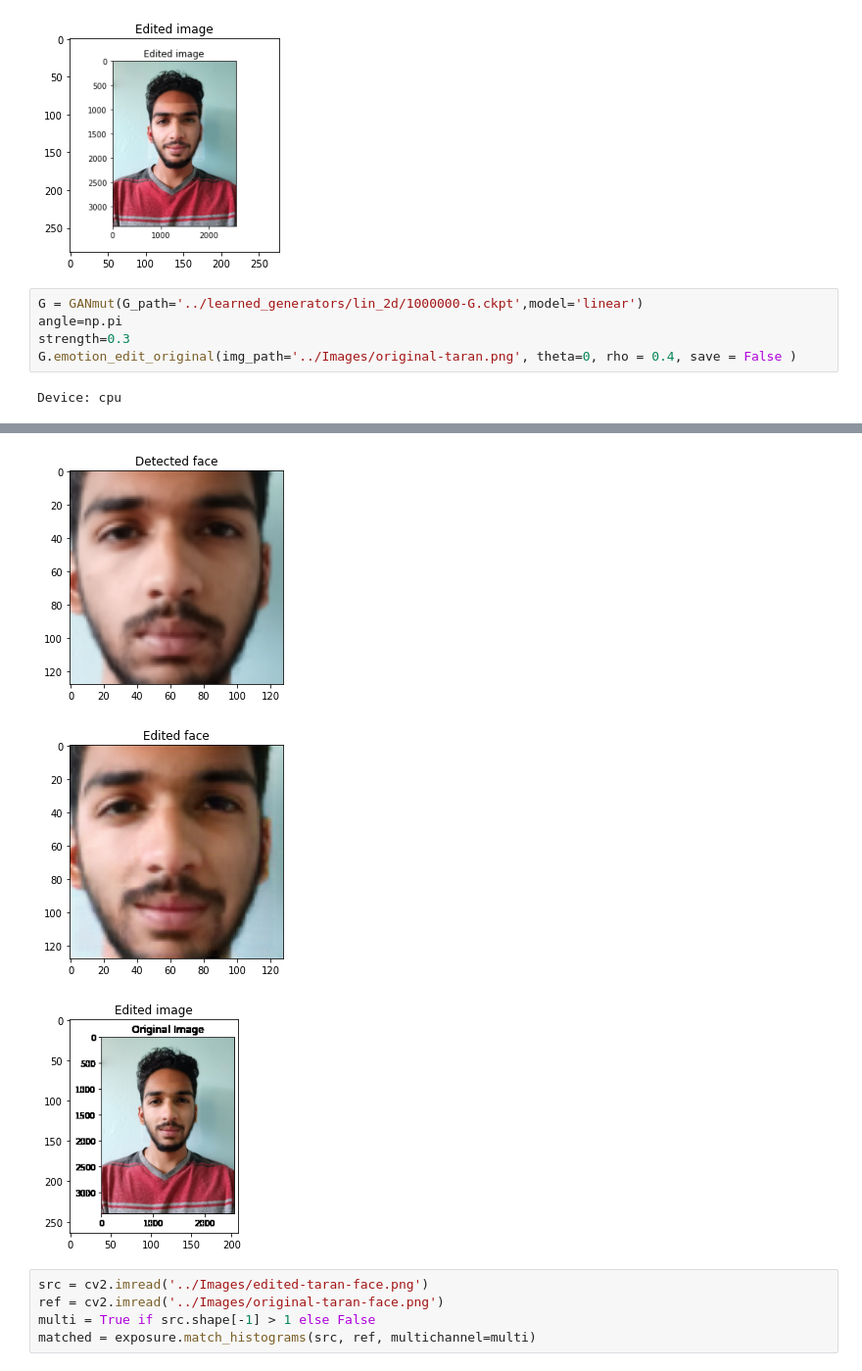
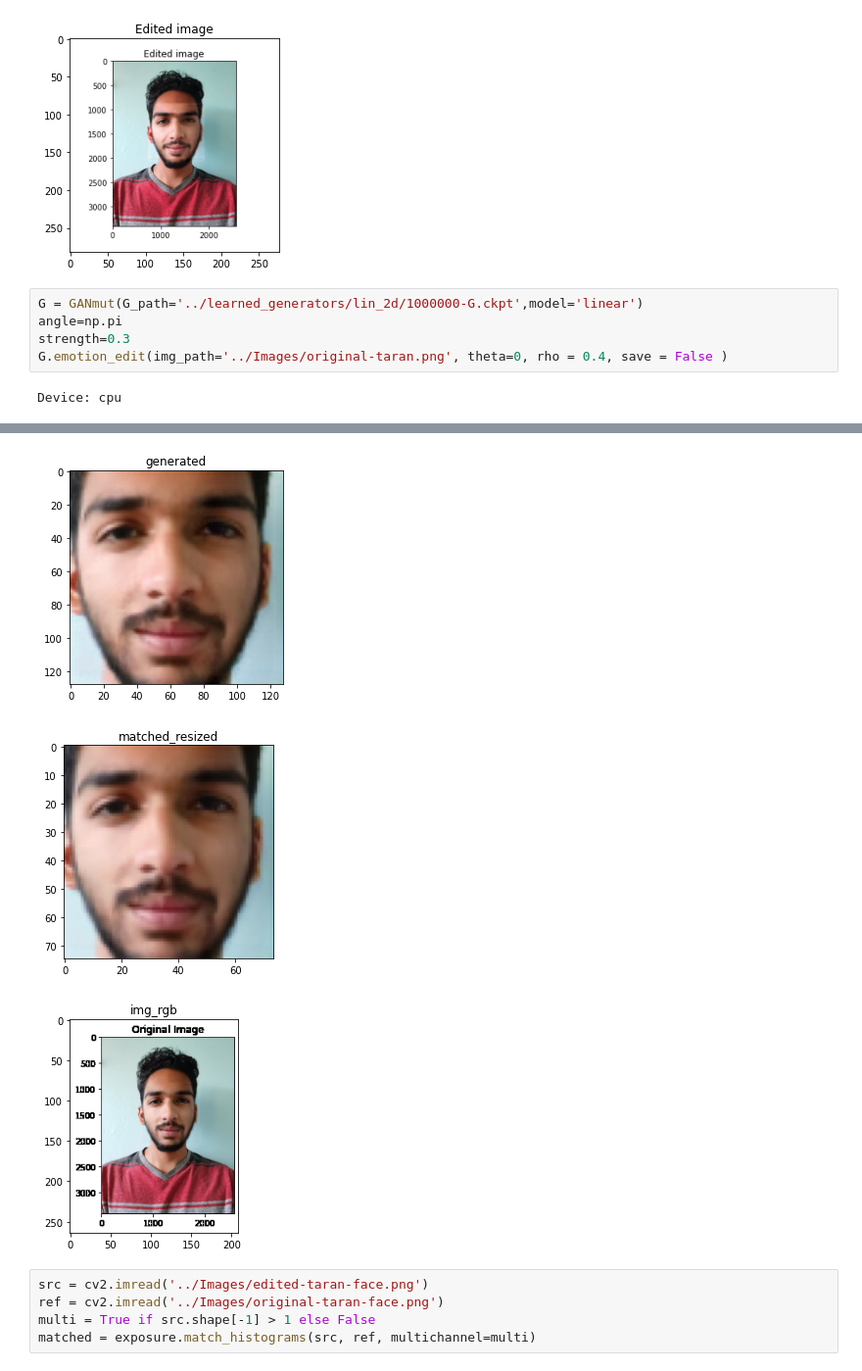
Before and after one commit to fsdl2022emotion/EmotionGAN, a Jupyter notebook: notebook/histogram-matching.ipynb, the cells around one changed output, grey strips where cells are left out. Shown at 98% size. Saved outputs shown, nothing was run; the diff lists cells and outputs as text.

Commit message:
update histogram matching code - test ok

```diff
--- a/notebook/histogram-matching.ipynb
+++ b/notebook/histogram-matching.ipynb
@@ -54,14 +57,14 @@ Device: cpu
 # %%
 G = GANmut(G_path='../learned_generators/lin_2d/1000000-G.ckpt',model='linear')
 angle=np.pi
 strength=0.3
-G.emotion_edit_original(img_path='../Images/original-taran.png', theta=0, rho = 0.4, save = False )
+G.emotion_edit(img_path='../Images/original-taran.png', theta=0, rho = 0.4, save = False )
 # %% [output]
 Device: cpu
 [figure]
-[figure, old version]
+[figure, new version]
-[figure, old version]
+[figure, new version]
-[figure, old version]
+[figure, new version]
 # %%
 src = cv2.imread('../Images/edited-taran-face.png')
 ref = cv2.imread('../Images/original-taran-face.png')
```
Also changed, not shown: parts of 6 cells of this notebook, 1 other file.
